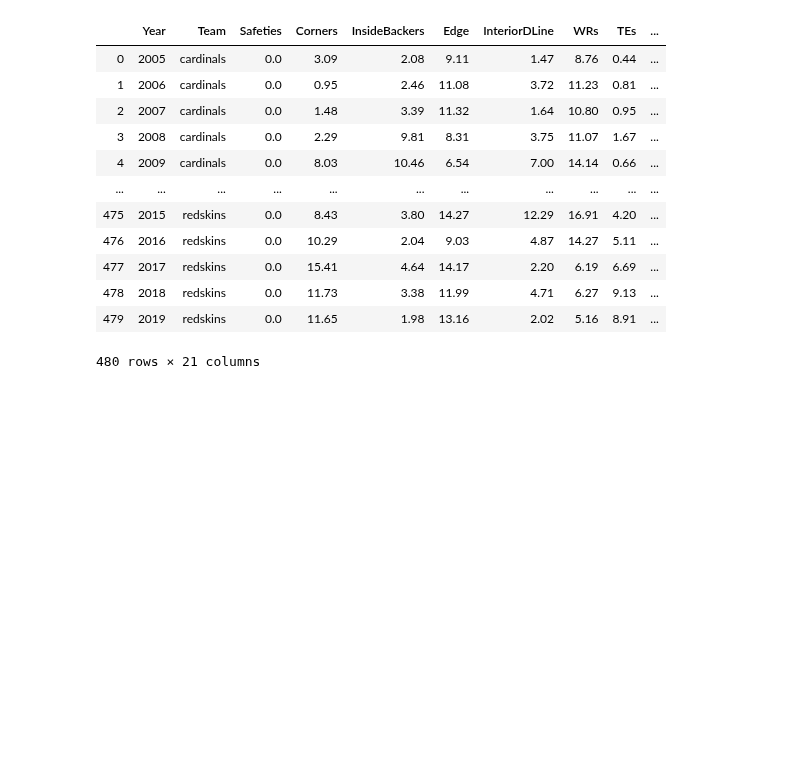
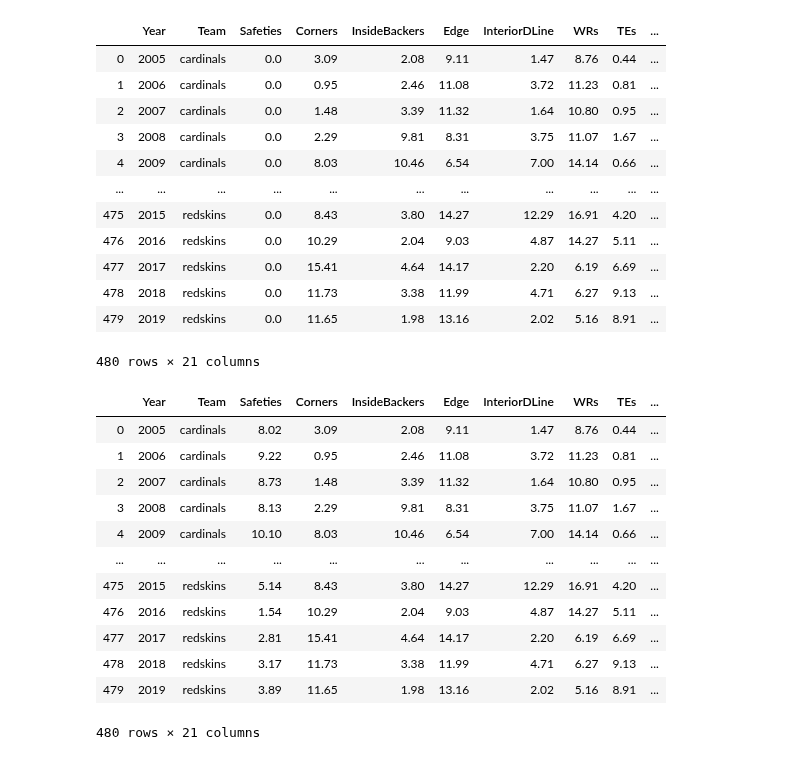
Before and after one commit to MattZlotnik/PreviousProjects, a Jupyter notebook: AllProjects/NFL Salary Cap Clustering Analysis/Data Cleaning and Feature Engineering.ipynb, the cells around one changed output. Cells and saved outputs as stored; diff of their text form; code cells hidden in the pictures; blank space fills up the shorter version.

```diff
--- a/AllProjects/NFL Salary Cap Clustering Analysis/Data Cleaning and Feature Engineering.ipynb
+++ b/AllProjects/NFL Salary Cap Clustering Analysis/Data Cleaning and Feature Engineering.ipynb
@@ -3,3 +1,8 @@ import pandas as pd
+# %%
+import pandas as pd
+import matplotlib.pyplot as plt
+pd.set_option('display.max_columns', 25)
+pd.set_option('display.max_rows', 25)
 # %%
 df = pd.read_csv("SalaryData.csv")
 TeamsWins = pd.read_csv("TeamsWins.csv")
@@ -360,3 +367,21 @@ GB12Buck
 | 478 | 2018 | redskins | 0.0 | 11.73 | 3.38 | 11.99 | 4.71 | 6.27 | 9.13 | ... |
 | 479 | 2019 | redskins | 0.0 | 11.65 | 1.98 | 13.16 | 2.02 | 5.16 | 8.91 | ... |
 480 rows × 21 columns
+# %%
+Df = pd.read_csv("12Buckets.csv")
+# %%
+Df
+# %% [output]
+|  | Year | Team | Safeties | Corners | InsideBackers | Edge | InteriorDLine | WRs | TEs | ... |
+| 0 | 2005 | cardinals | 8.02 | 3.09 | 2.08 | 9.11 | 1.47 | 8.76 | 0.44 | ... |
+| 1 | 2006 | cardinals | 9.22 | 0.95 | 2.46 | 11.08 | 3.72 | 11.23 | 0.81 | ... |
+| 2 | 2007 | cardinals | 8.73 | 1.48 | 3.39 | 11.32 | 1.64 | 10.80 | 0.95 | ... |
+| 3 | 2008 | cardinals | 8.13 | 2.29 | 9.81 | 8.31 | 3.75 | 11.07 | 1.67 | ... |
+| 4 | 2009 | cardinals | 10.10 | 8.03 | 10.46 | 6.54 | 7.00 | 14.14 | 0.66 | ... |
+| ... | ... | ... | ... | ... | ... | ... | ... | ... | ... | ... |
+| 475 | 2015 | redskins | 5.14 | 8.43 | 3.80 | 14.27 | 12.29 | 16.91 | 4.20 | ... |
+| 476 | 2016 | redskins | 1.54 | 10.29 | 2.04 | 9.03 | 4.87 | 14.27 | 5.11 | ... |
+| 477 | 2017 | redskins | 2.81 | 15.41 | 4.64 | 14.17 | 2.20 | 6.19 | 6.69 | ... |
+| 478 | 2018 | redskins | 3.17 | 11.73 | 3.38 | 11.99 | 4.71 | 6.27 | 9.13 | ... |
+| 479 | 2019 | redskins | 3.89 | 11.65 | 1.98 | 13.16 | 2.02 | 5.16 | 8.91 | ... |
+480 rows × 21 columns
```
Also changed, not shown: parts of 9 cells of this notebook, 3 other files.
